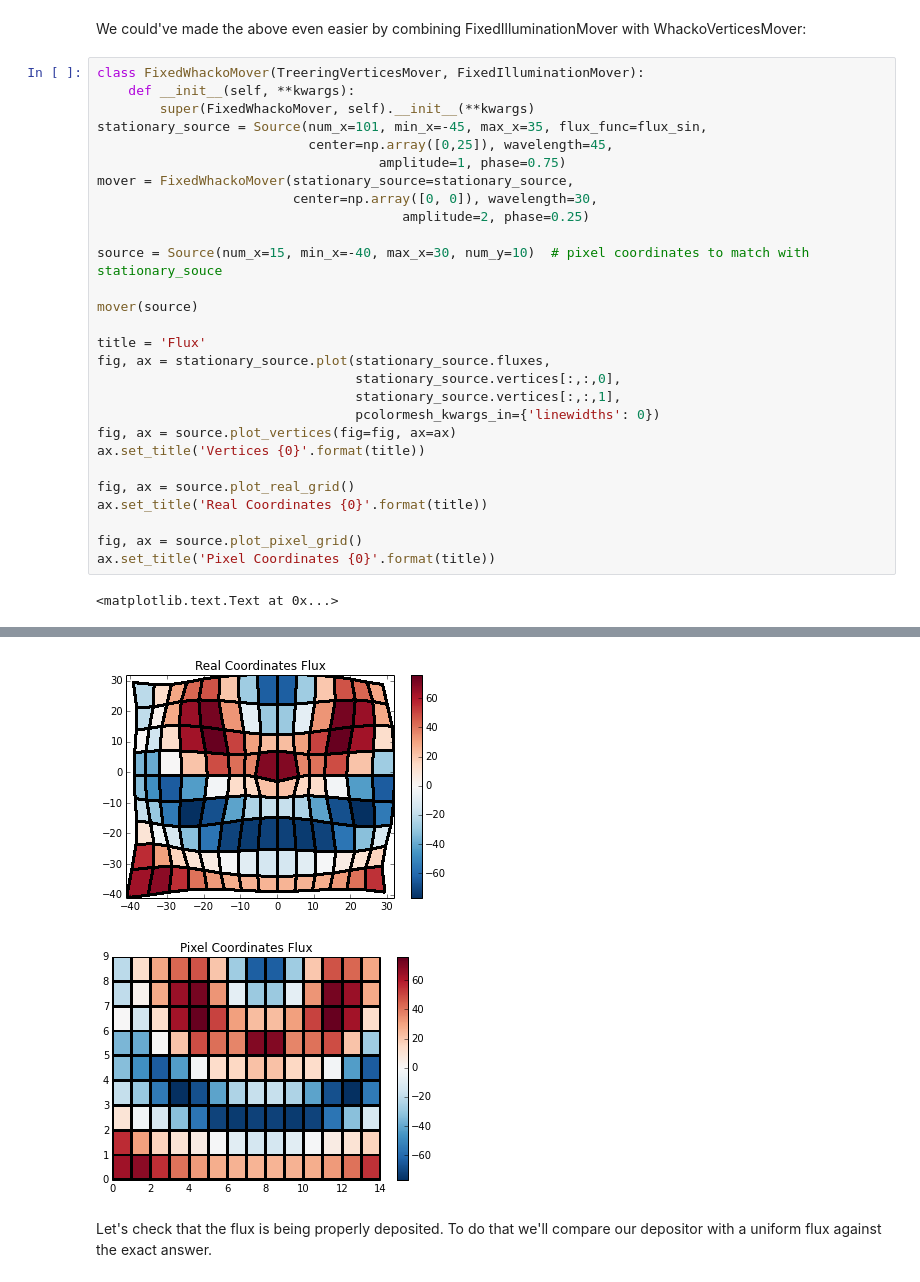
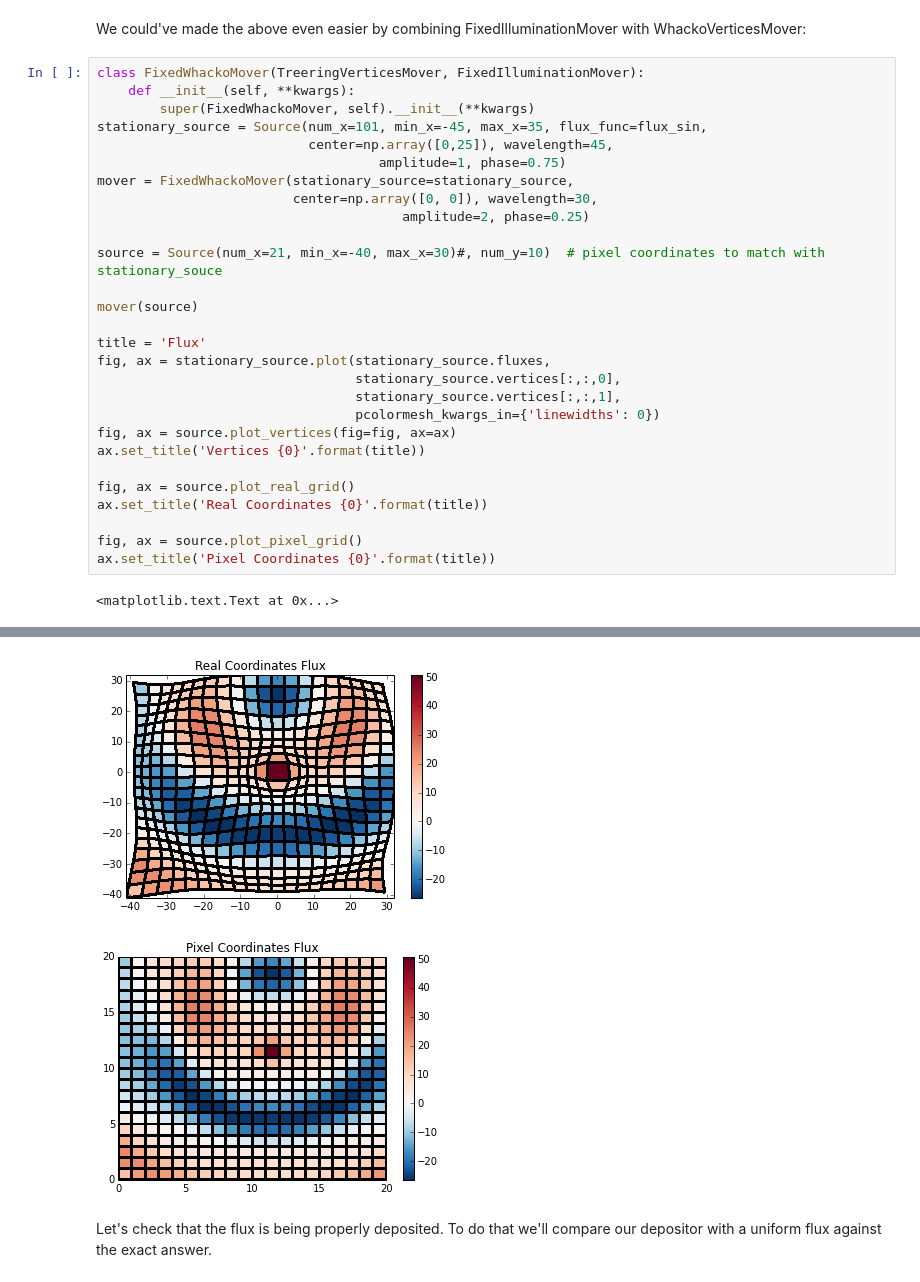
Before and after one commit to cpadavis/weak_sauce, a Jupyter notebook: notebooks/Examples.ipynb, the cells around one changed output, grey strips where cells are left out. Cells and saved outputs as stored; diff of their text form.

```diff
--- a/notebooks/Examples.ipynb
+++ b/notebooks/Examples.ipynb
@@ -276,7 +276,7 @@ mover = FixedWhackoMover(stationary_source=stationary_source,
                          center=np.array([0, 0]), wavelength=30,
                                        amplitude=2, phase=0.25)
 
-source = Source(num_x=15, min_x=-40, max_x=30, num_y=10)  # pixel coordinates to match with stationary_souce
+source = Source(num_x=21, min_x=-40, max_x=30)#, num_y=10)  # pixel coordinates to match with stationary_souce
 
 mover(source)
 
@@ -299,4 +299,4 @@ ax.set_title('Pixel Coordinates {0}'.format(title))
-[figure, old version]
+[figure, new version]
-[figure, old version]
+[figure, new version]
 # %% [markdown]
 Let's check that the flux is being properly deposited. To do that we'll compare our depositor with a uniform flux against the exact answer.
```
Also changed, not shown: parts of 10 cells of this notebook, 5 other files.
